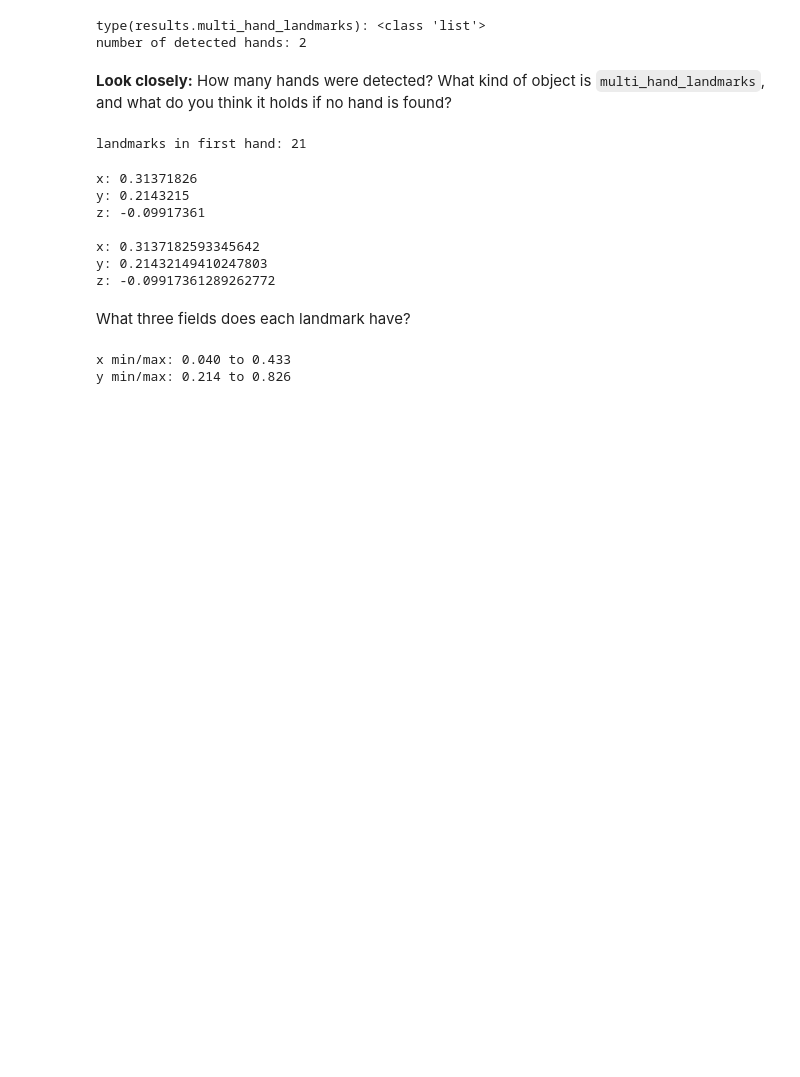
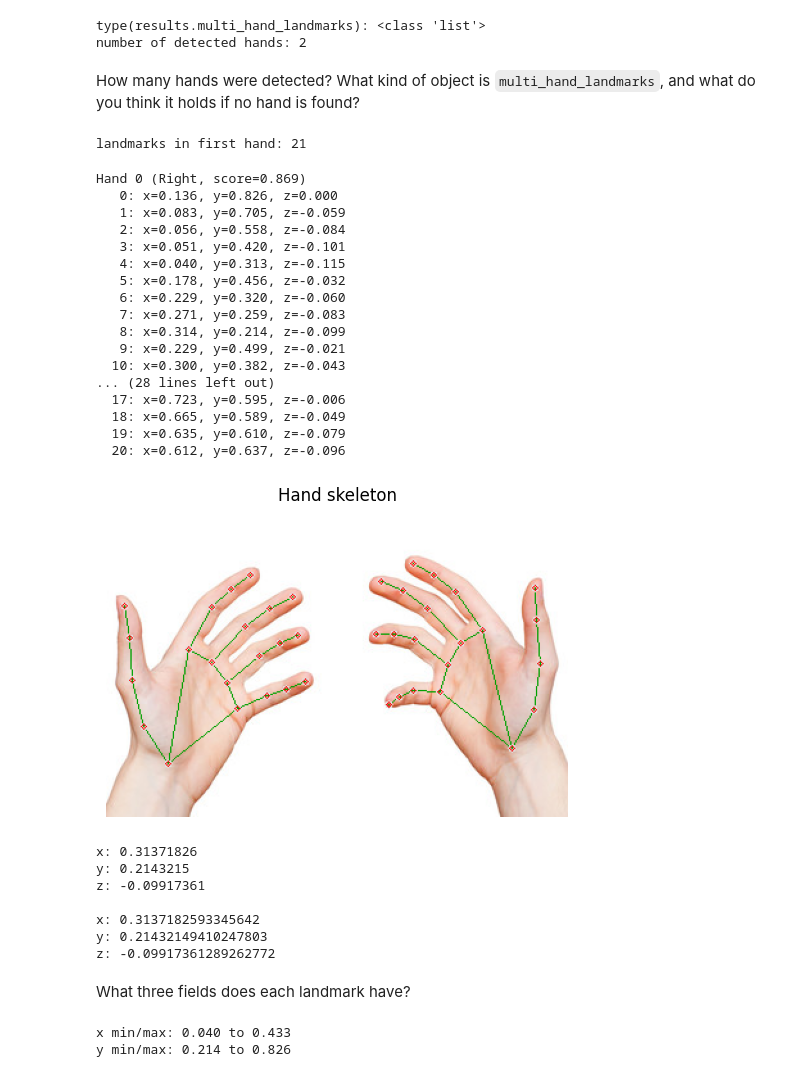
Before and after one commit to azeezabdikarim/AppCV_2026, a Jupyter notebook: Lab_5/familiarization/explore_landmark_data.ipynb, the cells around one changed output. Saved outputs shown, nothing was run; the diff lists cells and outputs as text; code cells hidden in the pictures; blank space fills up the shorter version.

```diff
--- a/Lab_5/familiarization/explore_landmark_data.ipynb
+++ b/Lab_5/familiarization/explore_landmark_data.ipynb
@@ -96,13 +94,52 @@ print("number of detected hands:", 0 if hand_landmarks is None else len(hand_lan
 type(results.multi_hand_landmarks): <class 'list'>
 number of detected hands: 2
 # %% [markdown]
-**Look closely:** How many hands were detected? What kind of object is `multi_hand_landmarks`, and what do you think it holds if no hand is found?
+How many hands were detected? What kind of object is `multi_hand_landmarks`, and what do you think it holds if no hand is found?
 # %%
 assert hand_landmarks is not None, "No hands were detected in hands.jpg. Check the reference image."
 hand = hand_landmarks[0]
 print("landmarks in first hand:", len(hand.landmark))
 # %% [output]
 landmarks in first hand: 21
+# %%
+mp_drawing = mp.solutions.drawing_utils
+
+for hand_idx, detected_hand in enumerate(hand_landmarks):
+    handedness = hand_results.multi_handedness[hand_idx].classification[0]
+    print(f"Hand {hand_idx} ({handedness.label}, score={handedness.score:.3f})")
+    for idx, landmark in enumerate(detected_hand.landmark):
+        print(f"  {idx:>2}: x={landmark.x:.3f}, y={landmark.y:.3f}, z={landmark.z:.3f}")
+
+hand_skeleton = images["hands"].copy()
+for detected_hand in hand_landmarks:
+    mp_drawing.draw_landmarks(
+        hand_skeleton,
+        detected_hand,
+        mp_hands.HAND_CONNECTIONS,
+        landmark_drawing_spec=mp_drawing.DrawingSpec(color=(0, 0, 255), thickness=1, circle_radius=2),
+        connection_drawing_spec=mp_drawing.DrawingSpec(color=(0, 160, 0), thickness=1),
+    )
+
+show(hand_skeleton, "Hand skeleton")
+# %% [output]
+Hand 0 (Right, score=0.869)
+   0: x=0.136, y=0.826, z=0.000
+   1: x=0.083, y=0.705, z=-0.059
+   2: x=0.056, y=0.558, z=-0.084
+   3: x=0.051, y=0.420, z=-0.101
+   4: x=0.040, y=0.313, z=-0.115
+   5: x=0.178, y=0.456, z=-0.032
+   6: x=0.229, y=0.320, z=-0.060
+   7: x=0.271, y=0.259, z=-0.083
+   8: x=0.314, y=0.214, z=-0.099
+   9: x=0.229, y=0.499, z=-0.021
+  10: x=0.300, y=0.382, z=-0.043
+... (28 lines left out)
+  17: x=0.723, y=0.595, z=-0.006
+  18: x=0.665, y=0.589, z=-0.049
+  19: x=0.635, y=0.610, z=-0.079
+  20: x=0.612, y=0.637, z=-0.096
+[figure, added]
 # %%
 index_tip = hand.landmark[8]
 print(index_tip)
```
Also changed, not shown: parts of 14 cells of this notebook, 2 other files.
